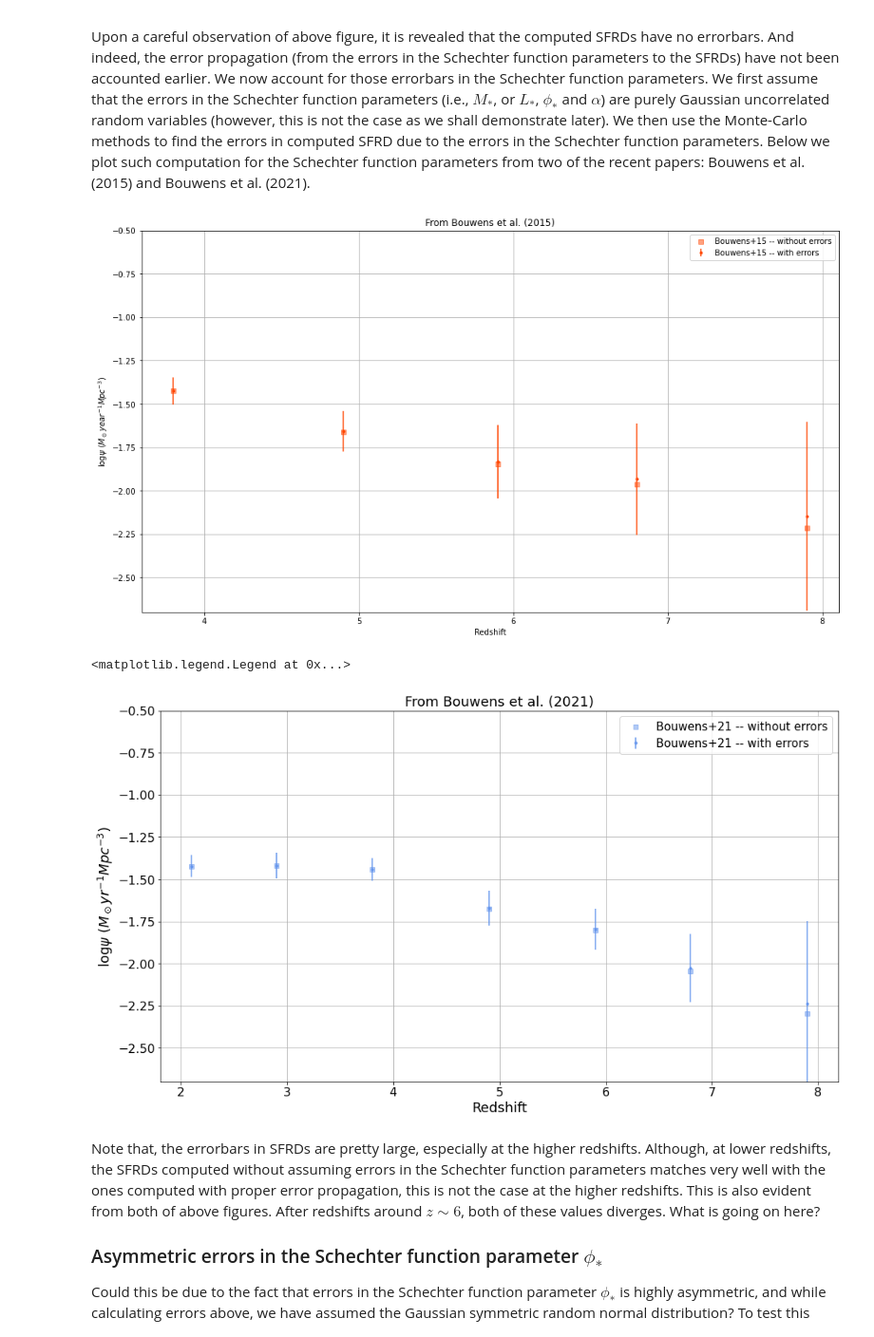
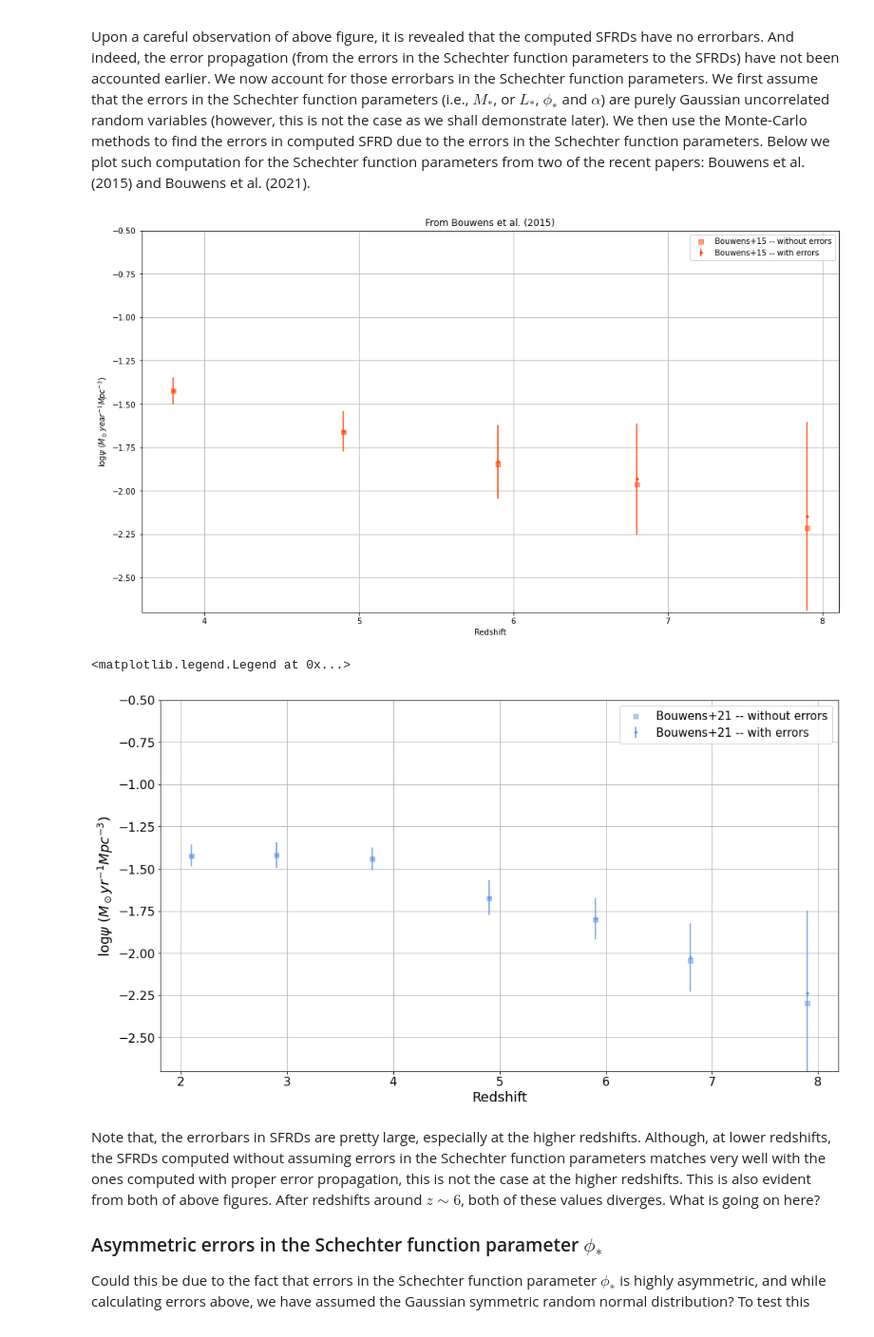
Before and after one commit to Jayshil/csfrd, a Jupyter notebook: Results/res.ipynb, the cells around one changed output. Shown at 95% size. Cells and saved outputs as stored; diff of their text form; code cells hidden in the pictures.

```diff
--- a/Results/res.ipynb
+++ b/Results/res.ipynb
@@ -253,35 +253,35 @@ Upon a careful observation of above figure, it is revealed that the computed SFR
 zbou15, sfrd_bou15_wo, sfrd_bou15, sfrd_err_bou15 = np.loadtxt('Bou15_w_wo_cor.dat', usecols=(0,1,2,3), unpack=True)
 zbou21, sfrd_bou21_wo, sfrd_bou21, sfrd_err_bou21 = np.loadtxt('Bou21_w_wo_cor.dat', usecols=(0,1,2,3), unpack=True)
 
 log_sfrd_bou15_wo, log_sfrd_bou21_wo = np.log10(sfrd_bou15_wo), np.log10(sfrd_bou21_wo)
 log_sfrd_bou15, log_sfrd_err_bou15 = utl.log_err(sfrd_bou15, sfrd_err_bou15)
 log_sfrd_bou21, log_sfrd_err_bou21 = utl.log_err(sfrd_bou21, sfrd_err_bou21)
 
 plt.figure(figsize=(16,9))
 plt.scatter(zbou15, log_sfrd_bou15_wo, marker='s', c='orangered', label='Bouwens+15 -- without errors', alpha=0.5)
 plt.errorbar(zbou15, log_sfrd_bou15, yerr=log_sfrd_err_bou15, fmt='.', label='Bouwens+15 -- with errors', c='orangered')
 plt.title('From Bouwens et al. (2015)')
 plt.xlabel('Redshift')
 plt.ylabel(r'$\log{\psi}$ ($M_\odot year^{-1} Mpc^{-3}$)')
 plt.ylim([-2.7, -0.5])
 plt.grid()
 plt.legend(loc='best')
 plt.show()
 plt.figure(figsize=(16,9))
 plt.scatter(zbou21, log_sfrd_bou21_wo, marker='s', c='cornflowerblue', label='Bouwens+21 -- without errors', alpha=0.5)
 plt.errorbar(zbou21, log_sfrd_bou21, yerr=log_sfrd_err_bou21, fmt='.', label='Bouwens+21 -- with errors', c='cornflowerblue')
-plt.title('From Bouwens et al. (2021)', fontsize= 18)
+#plt.title('From Bouwens et al. (2021)', fontsize= 18)
 plt.xlabel('Redshift', fontsize= 18)
 plt.ylabel(r'$\log{\psi}$ ($M_\odot yr^{-1} Mpc^{-3}$)', fontsize= 18)
 plt.grid()
 plt.ylim([-2.7, -0.5])
 plt.xticks(fontsize= 16)
 plt.yticks(fontsize= 16)
 plt.legend(loc='best', fontsize= 15)
 # %% [output]
 [figure]
 <matplotlib.legend.Legend at 0x...>
-[figure, old version]
+[figure, new version]
 # %% [markdown]
 Note that, the errorbars in SFRDs are pretty large, especially at the higher redshifts. Although, at lower redshifts, the SFRDs computed without assuming errors in the Schechter function parameters matches very well with the ones computed with proper error propagation, this is not the case at the higher redshifts. This is also evident from both of above figures. After redshifts around $z\sim 6$, both of these values diverges. What is going on here?
 
```
Also changed, not shown: parts of 1 cell of this notebook, 2 other files.
